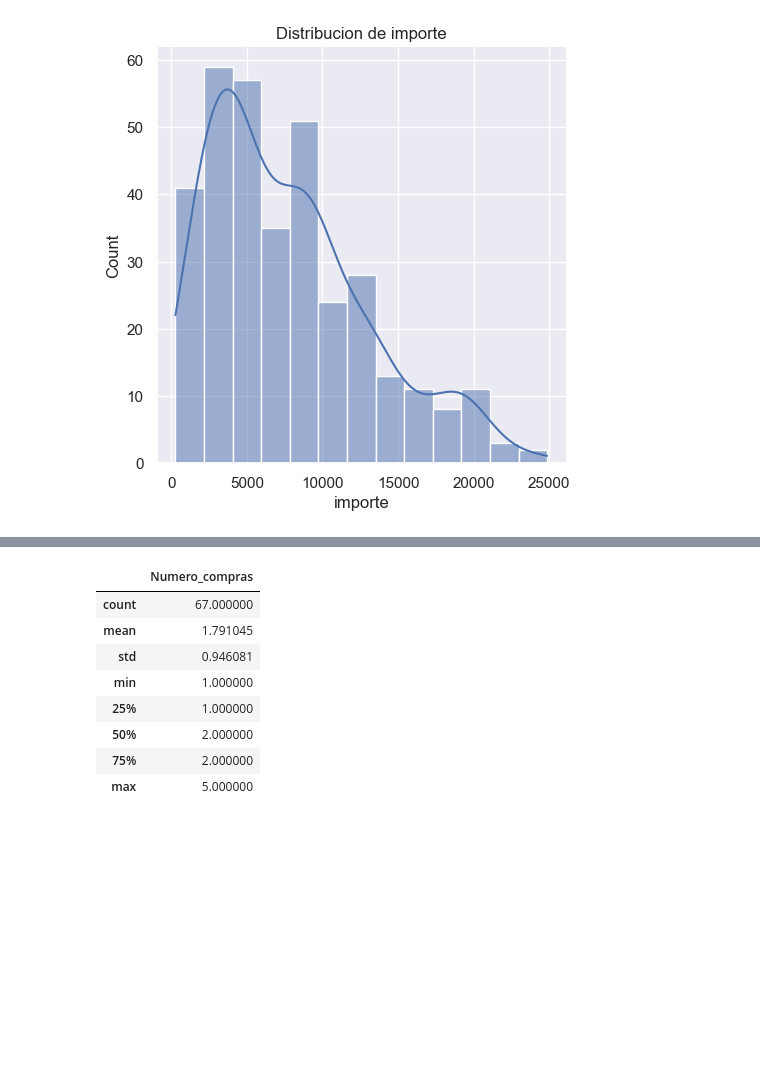
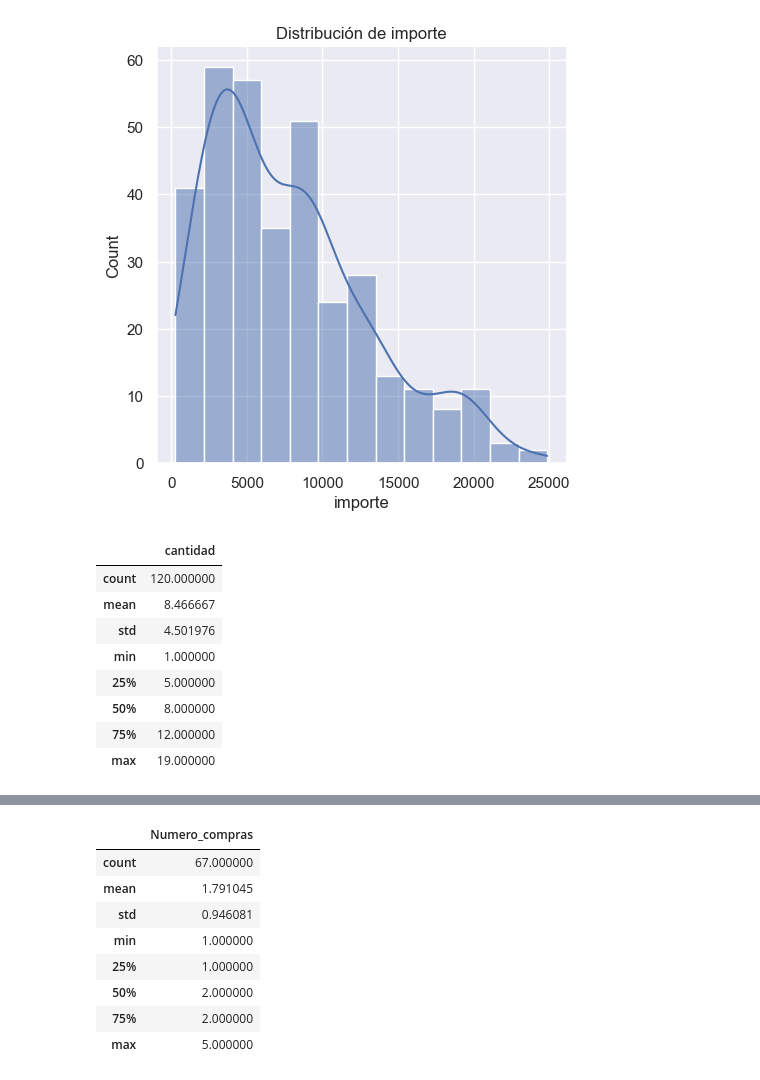
Before and after one commit to ricardoflors42-collab/Tiendita-Areulium-1, a Jupyter notebook: Analisis_descriptivo.ipynb, the cells around one changed output, grey strips where cells are left out. Drawn from its saved outputs; the diff is of its cells as text; code cells hidden in the pictures; blank space fills up the shorter version.

```diff
--- a/Analisis_descriptivo.ipynb
+++ b/Analisis_descriptivo.ipynb
@@ -49,4 +49,18 @@ plt.title('Distribución de importe')
 plt.show()
 # %% [output]
 [figure]
+# %%
+Cantidad_productos = (Detalle_ventas[['id_venta', 'cantidad']]
+                      .groupby(by = 'id_venta').sum())
+Cantidad_productos.describe()
+# %% [output]
+|  | cantidad |
+| count | 120.000000 |
+| mean | 8.466667 |
+| std | 4.501976 |
+| min | 1.000000 |
+| 25% | 5.000000 |
+| 50% | 8.000000 |
+| 75% | 12.000000 |
+| max | 19.000000 |
 # %%
```
Also changed, not shown: parts of 2 cells of this notebook.
